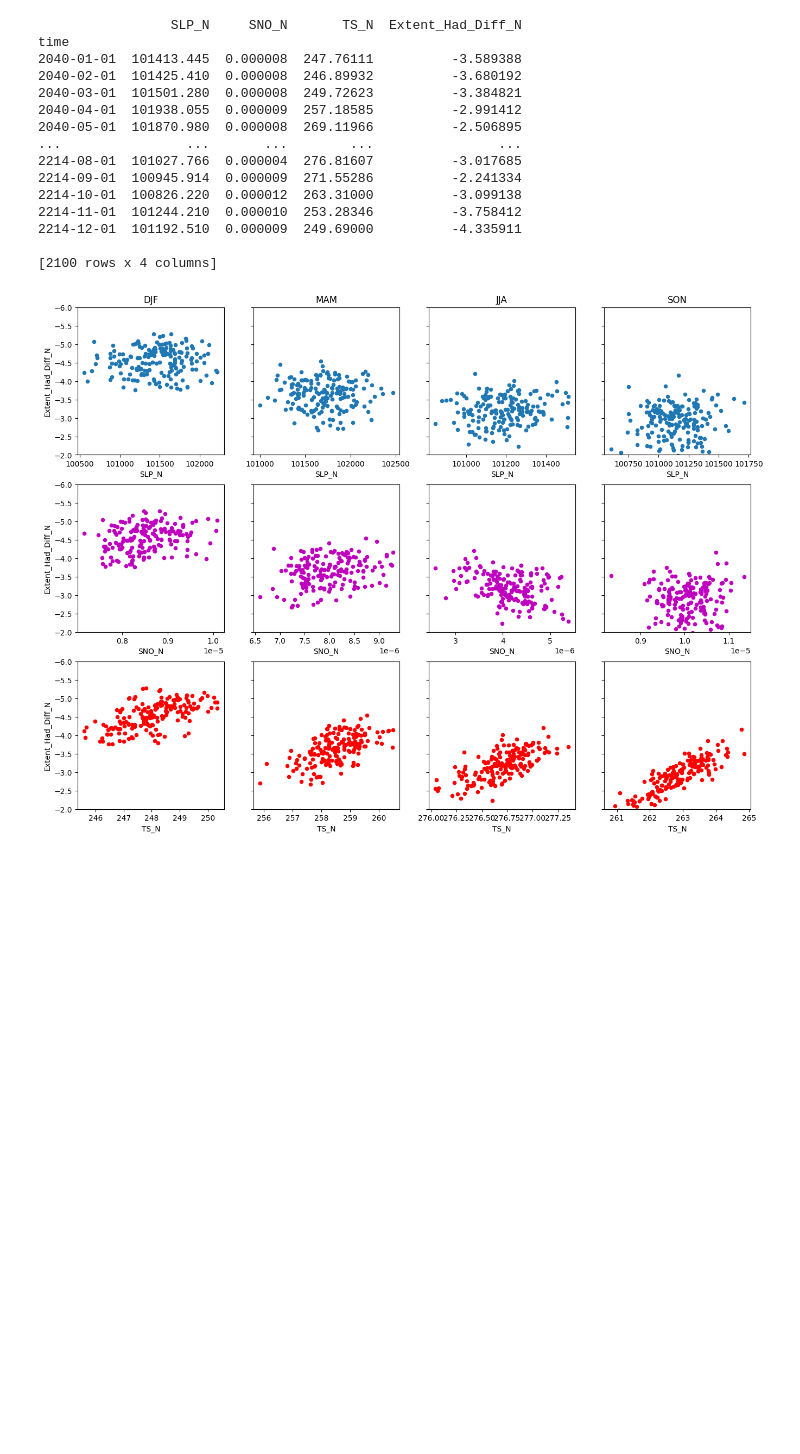
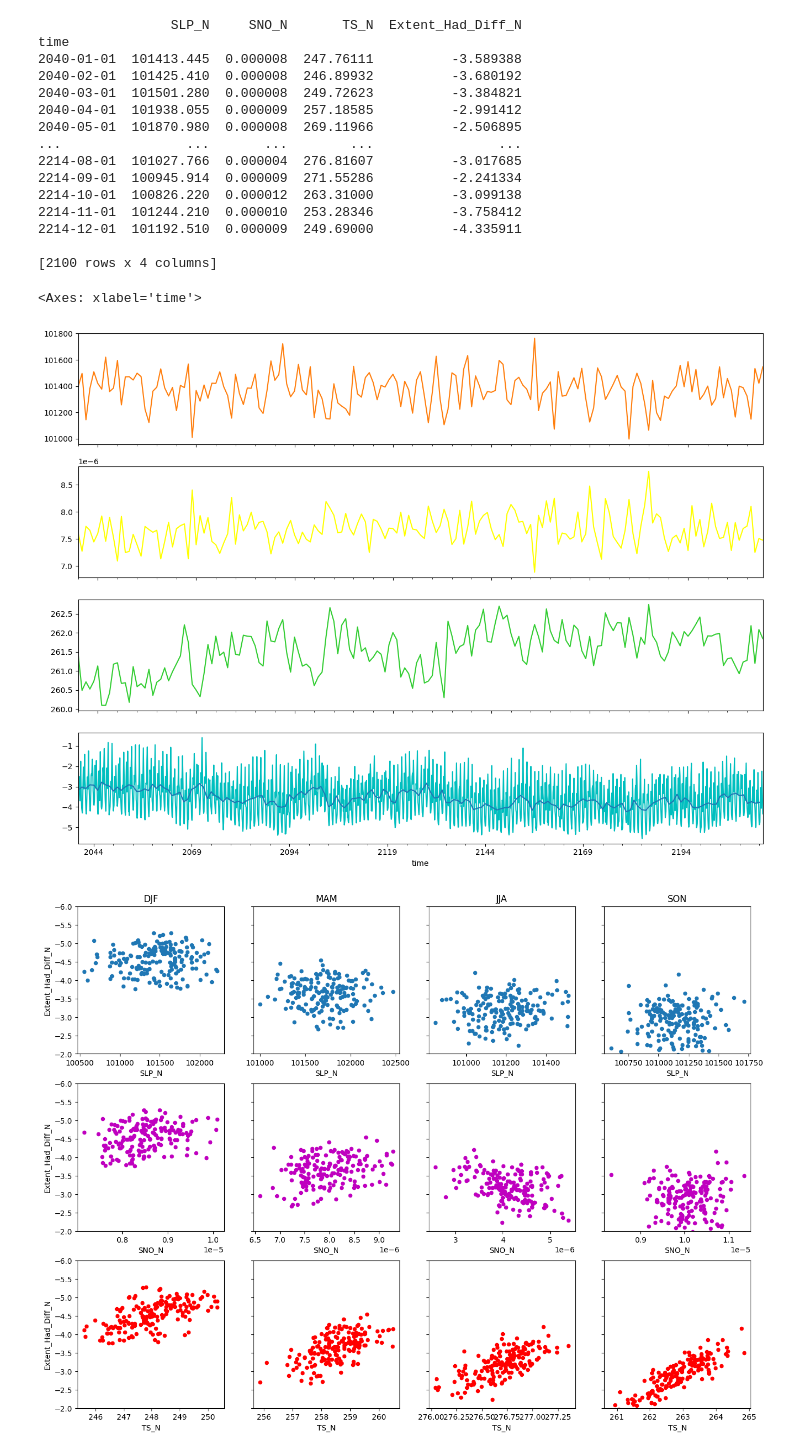
Before and after one commit to hannahzafar/UMDAOSC650, a Jupyter notebook: FinalProject_Zafar.ipynb, the cells around one changed output. Cells and saved outputs as stored; diff of their text form; code cells hidden in the pictures; blank space fills up the shorter version.

```diff
--- a/FinalProject_Zafar.ipynb
+++ b/FinalProject_Zafar.ipynb
@@ -120,3 +104,14 @@ time
+# %%
+fig, ax = plt.subplots(4,1,figsize=(16,12))
+dataset["SLP_N"].groupby(pd.Grouper(freq='1Y')).mean().plot(ax=ax[0],label='SLP Annual Mean',color='tab:orange',sharex=True)
+dataset["SNO_N"].groupby(pd.Grouper(freq='1Y')).mean().plot(ax=ax[1],label='Annual Mean',c='yellow')
+dataset["TS_N"].groupby(pd.Grouper(freq='1Y')).mean().plot(ax=ax[2],label='Annual Mean',c='limegreen')
+dataset["Extent_Had_Diff_N"].plot(ax=ax[3],c='c')
+dataset["Extent_Had_Diff_N"].groupby(pd.Grouper(freq='1Y')).mean().plot(ax=ax[3],label='Extent Annual Mean')
+# ax.set_title('Extent Difference')
+# %% [output]
+<Axes: xlabel='time'>
+[figure, added]
 # %%
 # Visualize seasonal data: DJF, MAM, JJA, SON
 
```
Also changed, not shown: parts of 13 cells of this notebook.
